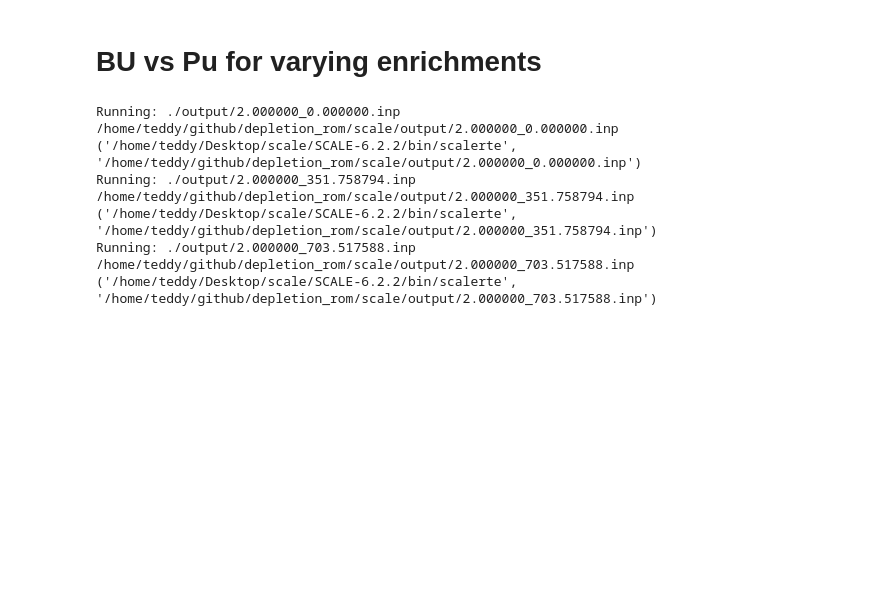
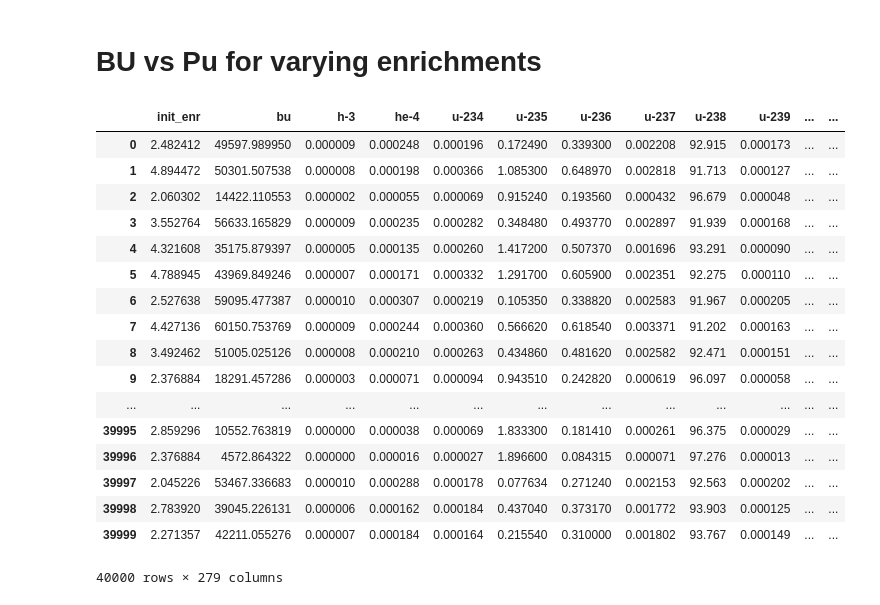
Before and after one commit to jbae11/depletion_rom, a Jupyter notebook: scale/analysis.ipynb, the cells around one changed output. Saved outputs shown, nothing was run; the diff lists cells and outputs as text; code cells hidden in the pictures; blank space fills up the shorter version.

```diff
--- a/scale/analysis.ipynb
+++ b/scale/analysis.ipynb
@@ -15,22 +15,3 @@ windows
 False
 # %% [markdown]
 # BU vs Pu for varying enrichments
-# %%
-# generate and run SCALE for varying enrichment
-! rm -rf ./output
-! mkdir output
-for enr in np.linspace(start=2.0, stop=5.0, num=200):
-    for bu in np.linspace(start=0, stop=70000, num=200):
-        filename = './output/%f_%f' %(enr, bu)
-        sda.create_scale_input(filename+'.inp', enr, bu)
-        sda.run_scale(filename+'.inp', windows=windows)
-# %% [output]
-Running: ./output/2.000000_0.000000.inp
-/home/teddy/github/depletion_rom/scale/output/2.000000_0.000000.inp
-('/home/teddy/Desktop/scale/SCALE-6.2.2/bin/scalerte', '/home/teddy/github/depletion_rom/scale/output/2.000000_0.000000.inp')
-Running: ./output/2.000000_351.758794.inp
-/home/teddy/github/depletion_rom/scale/output/2.000000_351.758794.inp
-('/home/teddy/Desktop/scale/SCALE-6.2.2/bin/scalerte', '/home/teddy/github/depletion_rom/scale/output/2.000000_351.758794.inp')
-Running: ./output/2.000000_703.517588.inp
-/home/teddy/github/depletion_rom/scale/output/2.000000_703.517588.inp
-('/home/teddy/Desktop/scale/SCALE-6.2.2/bin/scalerte', '/home/teddy/github/depletion_rom/scale/output/2.000000_703.517588.inp')
@@ -57,0 +21,21 @@ df.to_csv('all.csv')
+# %%
+df
+# %% [output]
+|  | init_enr | bu | h-3 | he-4 | u-234 | u-235 | u-236 | u-237 | u-238 | u-239 | ... | ... |
+| 0 | 2.482412 | 49597.989950 | 0.000009 | 0.000248 | 0.000196 | 0.172490 | 0.339300 | 0.002208 | 92.915 | 0.000173 | ... | ... |
+| 1 | 4.894472 | 50301.507538 | 0.000008 | 0.000198 | 0.000366 | 1.085300 | 0.648970 | 0.002818 | 91.713 | 0.000127 | ... | ... |
+| 2 | 2.060302 | 14422.110553 | 0.000002 | 0.000055 | 0.000069 | 0.915240 | 0.193560 | 0.000432 | 96.679 | 0.000048 | ... | ... |
+| 3 | 3.552764 | 56633.165829 | 0.000009 | 0.000235 | 0.000282 | 0.348480 | 0.493770 | 0.002897 | 91.939 | 0.000168 | ... | ... |
+| 4 | 4.321608 | 35175.879397 | 0.000005 | 0.000135 | 0.000260 | 1.417200 | 0.507370 | 0.001696 | 93.291 | 0.000090 | ... | ... |
+| 5 | 4.788945 | 43969.849246 | 0.000007 | 0.000171 | 0.000332 | 1.291700 | 0.605900 | 0.002351 | 92.275 | 0.000110 | ... | ... |
+| 6 | 2.527638 | 59095.477387 | 0.000010 | 0.000307 | 0.000219 | 0.105350 | 0.338820 | 0.002583 | 91.967 | 0.000205 | ... | ... |
+| 7 | 4.427136 | 60150.753769 | 0.000009 | 0.000244 | 0.000360 | 0.566620 | 0.618540 | 0.003371 | 91.202 | 0.000163 | ... | ... |
+| 8 | 3.492462 | 51005.025126 | 0.000008 | 0.000210 | 0.000263 | 0.434860 | 0.481620 | 0.002582 | 92.471 | 0.000151 | ... | ... |
+| 9 | 2.376884 | 18291.457286 | 0.000003 | 0.000071 | 0.000094 | 0.943510 | 0.242820 | 0.000619 | 96.097 | 0.000058 | ... | ... |
+| ... | ... | ... | ... | ... | ... | ... | ... | ... | ... | ... | ... | ... |
+| 39995 | 2.859296 | 10552.763819 | 0.000000 | 0.000038 | 0.000069 | 1.833300 | 0.181410 | 0.000261 | 96.375 | 0.000029 | ... | ... |
+| 39996 | 2.376884 | 4572.864322 | 0.000000 | 0.000016 | 0.000027 | 1.896600 | 0.084315 | 0.000071 | 97.276 | 0.000013 | ... | ... |
+| 39997 | 2.045226 | 53467.336683 | 0.000010 | 0.000288 | 0.000178 | 0.077634 | 0.271240 | 0.002153 | 92.563 | 0.000202 | ... | ... |
+| 39998 | 2.783920 | 39045.226131 | 0.000006 | 0.000162 | 0.000184 | 0.437040 | 0.373170 | 0.001772 | 93.903 | 0.000125 | ... | ... |
+| 39999 | 2.271357 | 42211.055276 | 0.000007 | 0.000184 | 0.000164 | 0.215540 | 0.310000 | 0.001802 | 93.767 | 0.000149 | ... | ... |
+40000 rows × 279 columns
```
Also changed, not shown: parts of 5 cells of this notebook, 1 other file.
